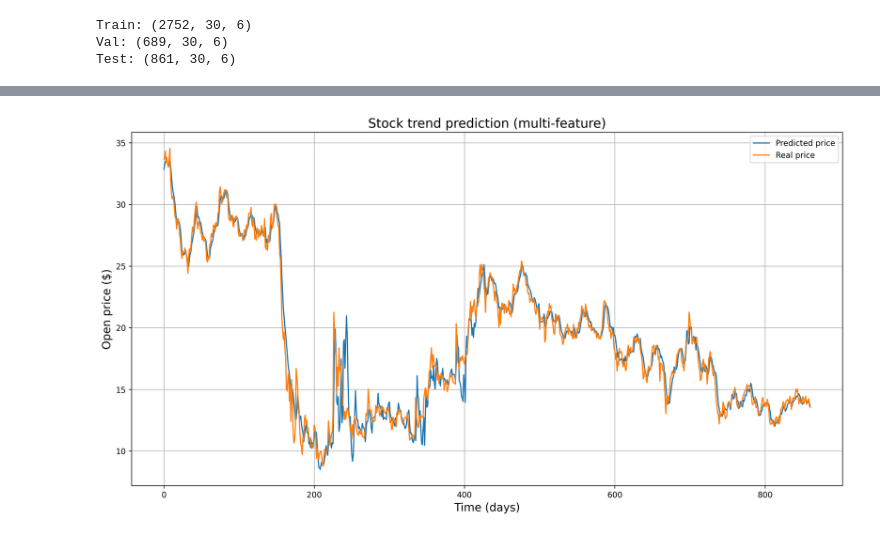
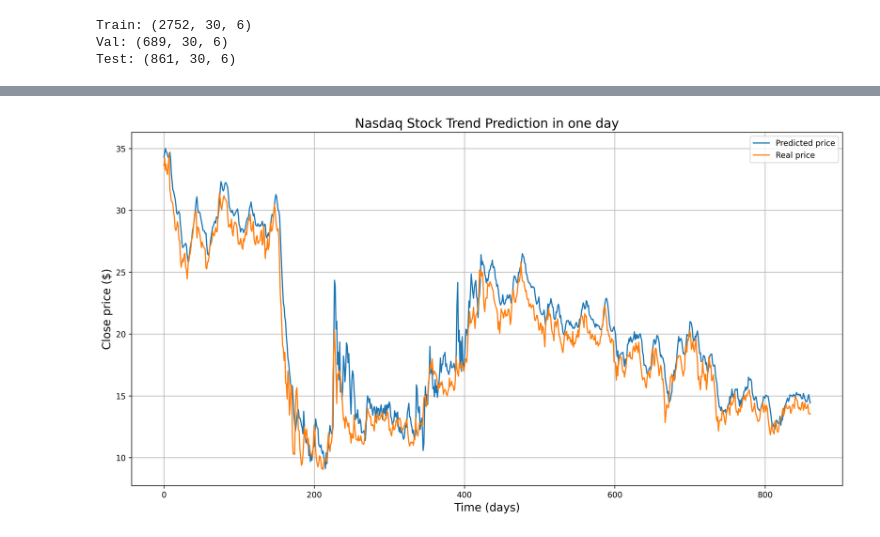
Before and after one commit to n9hquan/Stock_Prediction, a Jupyter notebook: notebooks/Task_1.1.ipynb, the cells around one changed output, grey strips where cells are left out. Cells and saved outputs as stored; diff of their text form; code cells hidden in the pictures.

Commit message:
update: update prediction target from Open price to Close price

```diff
--- a/notebooks/Task_1.1.ipynb
+++ b/notebooks/Task_1.1.ipynb
@@ -43,7 +43,7 @@ None
 # %%
 # Select multiple features
 features = ['Low', 'Open', 'Volume', 'High', 'Close', 'Adjusted Close']
-target = 'Open'
+target = 'Close'
 
 df = data[features]
 # %%
@@ -258,13 +258,13 @@ y_pred = scaler_y.inverse_transform(y_pred_norm)
 # %%
 # Visualization
 plt.figure(figsize=(16, 8), dpi=300)
 plt.plot(y_pred, label='Predicted price')
 plt.plot(y_test, label='Real price')
-plt.title('Stock trend prediction (multi-feature)', fontsize=16)
+plt.title('Nasdaq Stock Trend Prediction in one day', fontsize=16)
 plt.xlabel('Time (days)', fontsize=14)
-plt.ylabel('Open price ($)', fontsize=14)
+plt.ylabel('Close price ($)', fontsize=14)
 plt.grid()
 plt.legend()
 plt.show()
 # %% [output]
-[figure, old version]
+[figure, new version]
```
Also changed, not shown: parts of 4 cells of this notebook.
